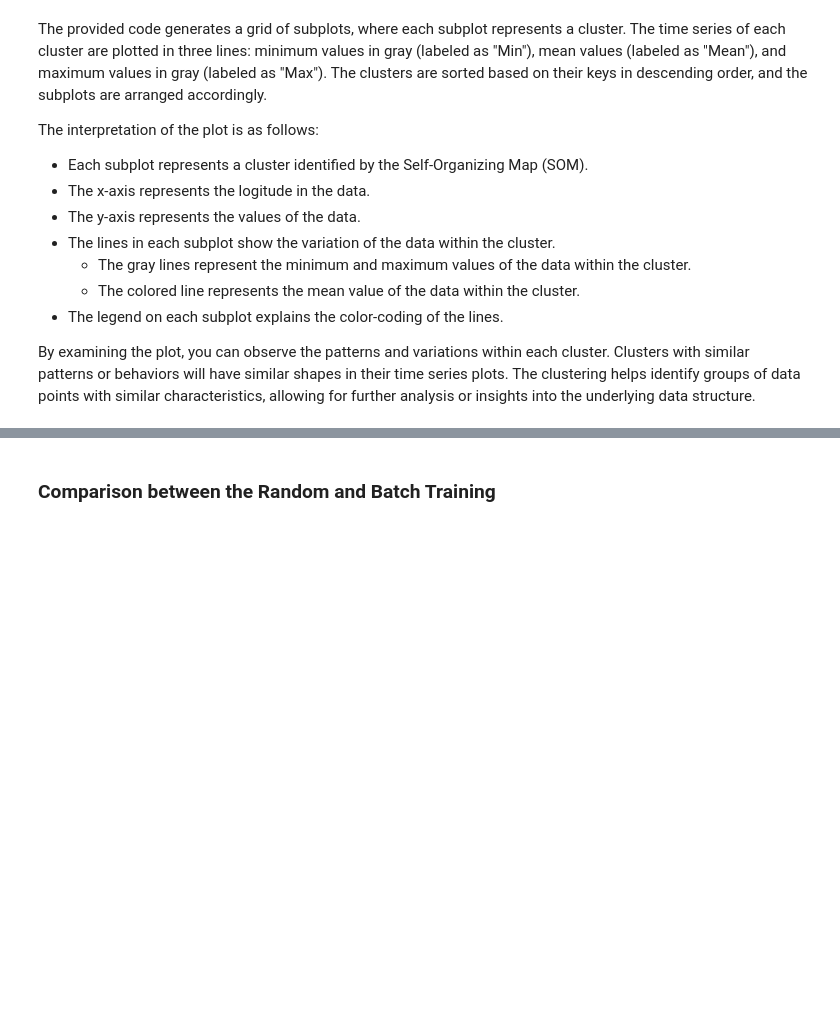
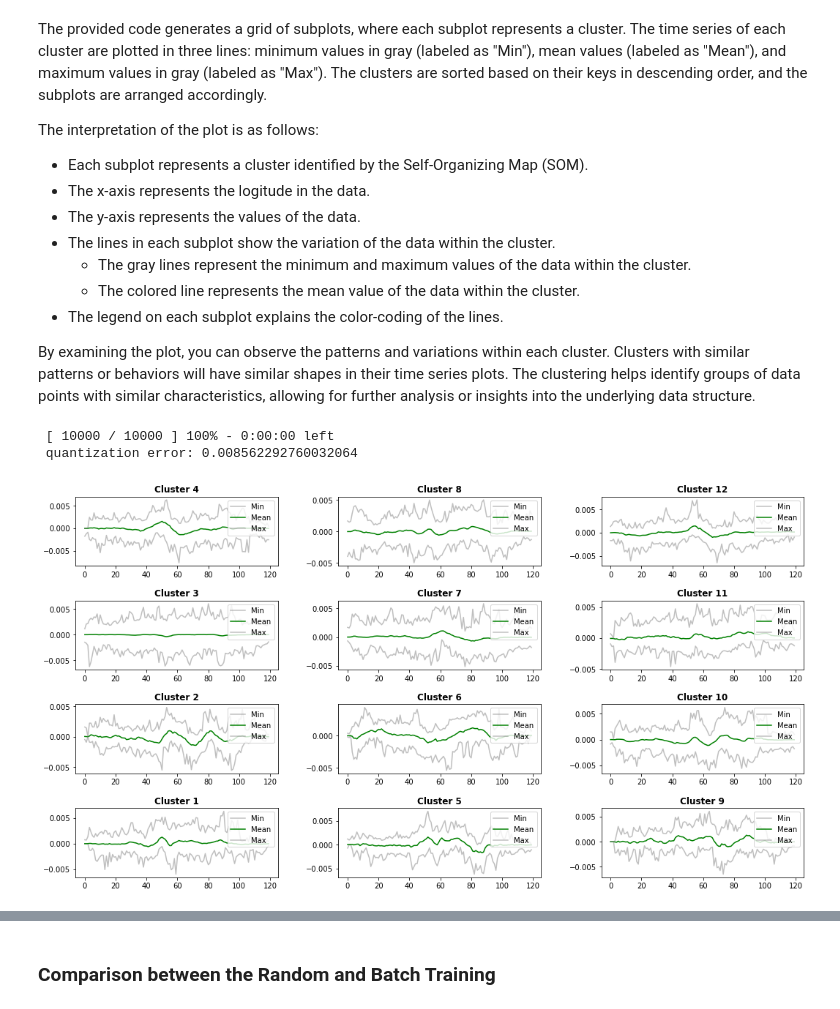
Before and after one commit to kachingasilwimba/EOF-SOM-Analysis, a Jupyter notebook: EOF_SOM.ipynb, the cells around one changed output, grey strips where cells are left out. Cells and saved outputs as stored; diff of their text form; code cells hidden in the pictures; blank space fills up the shorter version.

```diff
--- a/EOF_SOM.ipynb
+++ b/EOF_SOM.ipynb
@@ -370,0 +409,3 @@ activation_distance = 'euclidean'
+# %%
+eofs_mode = eofs1
+som = minisom(eofs_mode, som_map, sigma, l_rate, ngbf, init, tmax, topology, activation_dist)
@@ -472,3 +513,12 @@ The interpretation of the plot is as follows:
 - The legend on each subplot explains the color-coding of the lines.
 
 By examining the plot, you can observe the patterns and variations within each cluster. Clusters with similar patterns or behaviors will have similar shapes in their time series plots. The clustering helps identify groups of data points with similar characteristics, allowing for further analysis or insights into the underlying data structure.
+# %%
+#======================= Experiment 2
+eofs_mode2 = eofs2
+som2 = minisom(eofs_mode2, som_map, sigma, l_rate, ngbf, init, tmax, topology, activation_dist)
+plot_cluster_time_series(som2, X, input_len)
+# %% [output]
+ [ 10000 / 10000 ] 100% - 0:00:00 left
+ quantization error: 0.008562292760032064
+[figure, added]
```
Also changed, not shown: parts of 14 cells of this notebook.
